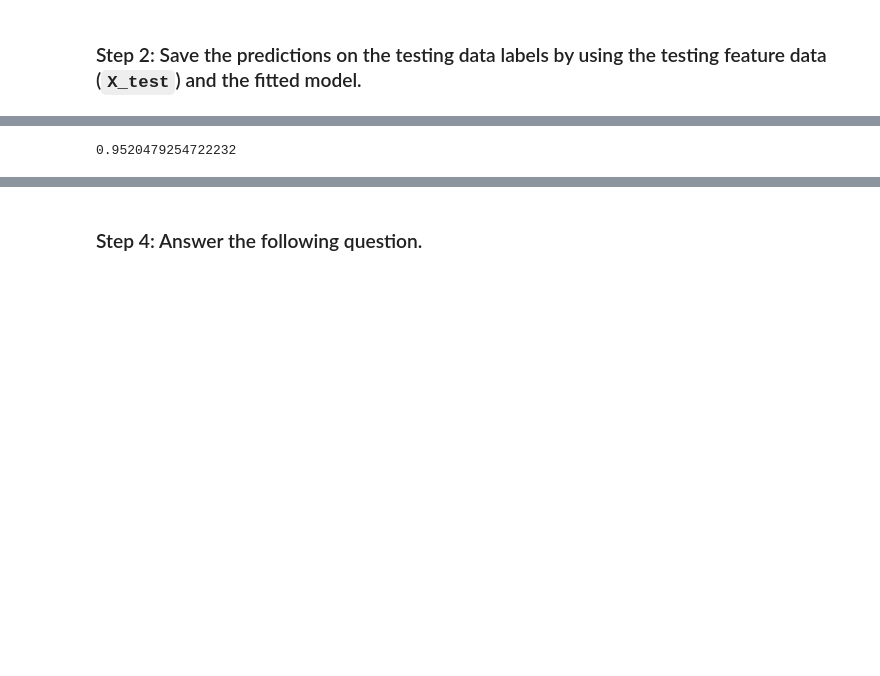
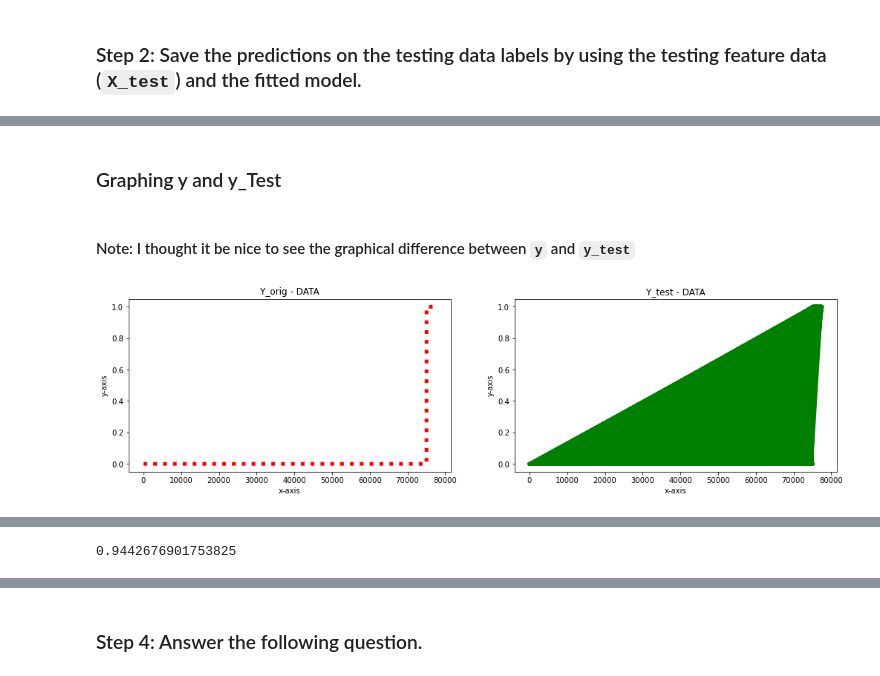
Before and after one commit to davepoppins5073/Challenge_11_SupervisedLearning_Risk_Mgmt, a Jupyter notebook: credit_risk_resampling.ipynb, the cells around one changed output, grey strips where cells are left out. Drawn from its saved outputs; the diff is of its cells as text; code cells hidden in the pictures; blank space fills up the shorter version.

```diff
--- a/credit_risk_resampling.ipynb
+++ b/credit_risk_resampling.ipynb
@@ -197,4 +203,15 @@ from sklearn.model_selection import train_test_split
 # Split the data using train_test_split
 # Assign a random_state of 1 to the function
 
-X_train, X_test, y_train, y_test = train_test_split(X, y, random_state=1, stratify=y)
+X_train, X_test, y_train, y_test = train_test_split(
+    X,
+    y,
+    random_state=1,
+    stratify=y
+)
+
+#display(X_train.head())
+#display(X_test.head())
+
+display(X_train.shape)
+display(X_test.shape)
@@ -224,2 +273,31 @@ LogisticRegression(random_state=1)
+# %% [markdown]
+### Graphing y and y_Test
+# %% [markdown]
+#### Note: I thought it be nice to see the graphical difference between `y` and `y_test`
+# %%
+plt.subplots(figsize=(15, 5))
+
+# using subplot function and creating
+# plot one
+plt.subplot(1, 2, 1)
+plt.plot(y.index, y, 'r', linewidth=5, linestyle=':')
+plt.title('Y_orig - DATA')
+plt.xlabel('x-axis')
+plt.ylabel('y-axis')
+
+# using subplot function and creating plot two
+plt.subplot(1, 2, 2)
+plt.plot(y_test.index, y_test, 'g', linewidth=5)
+plt.title('Y_test - DATA')
+plt.xlabel('x-axis')
+plt.ylabel('y-axis')
+
+# space between the plots
+plt.tight_layout(4)
+
+# show plot
+plt.show()
+# %% [output]
+[figure, added]
 # %% [markdown]
 ### Step 3: Evaluate the model’s performance by doing the following:
@@ -231,6 +306,8 @@ LogisticRegression(random_state=1)
 * Print the classification report.
 # %%
 # Print the balanced_accuracy score of the model
-# YOUR CODE HERE!
+balanced_accuracy_score(y_test, y_pred)
+
+#0.9520479254722232
 # %% [output]
-0.9520479254722232
+0.9442676901753825
```
Also changed, not shown: parts of 20 cells of this notebook.
